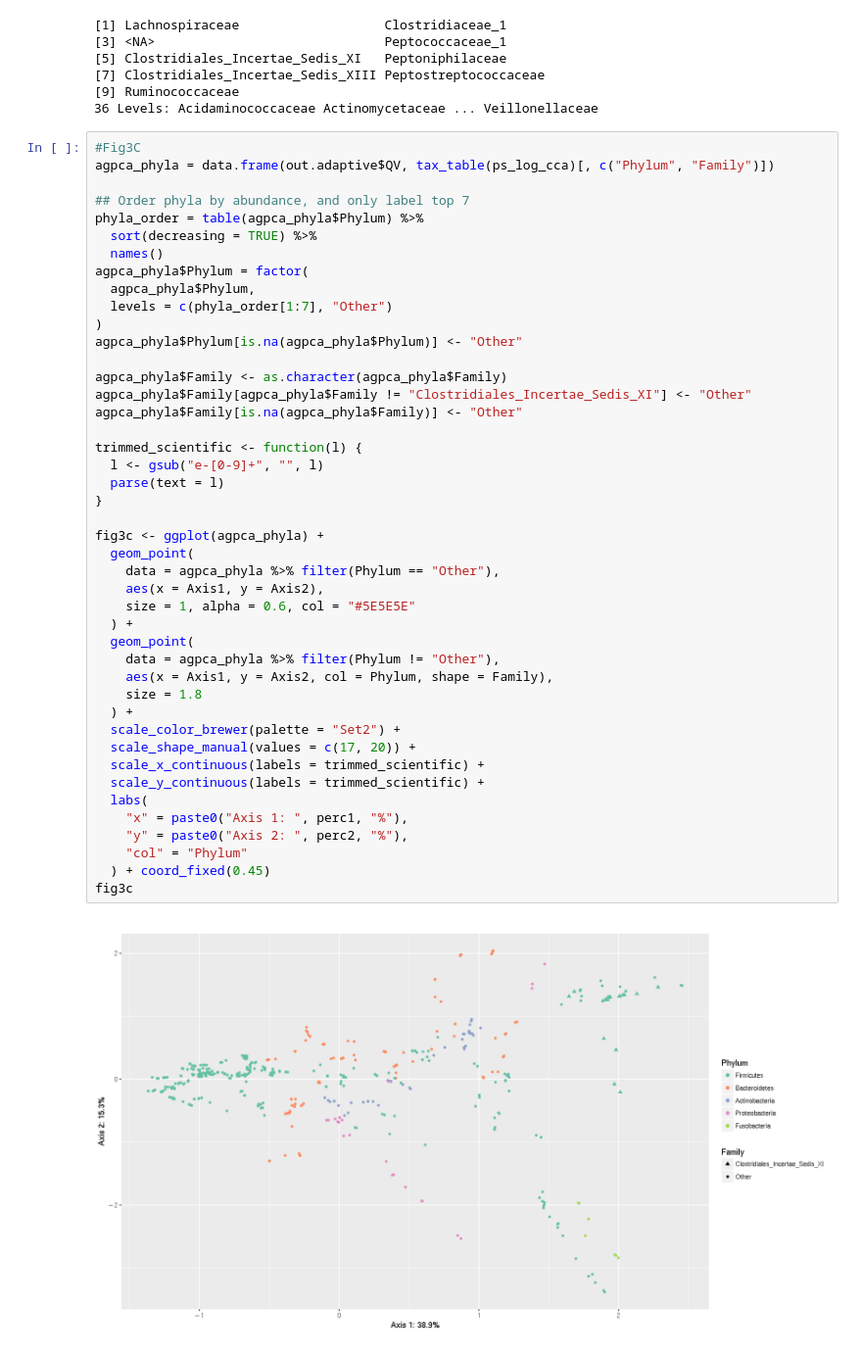
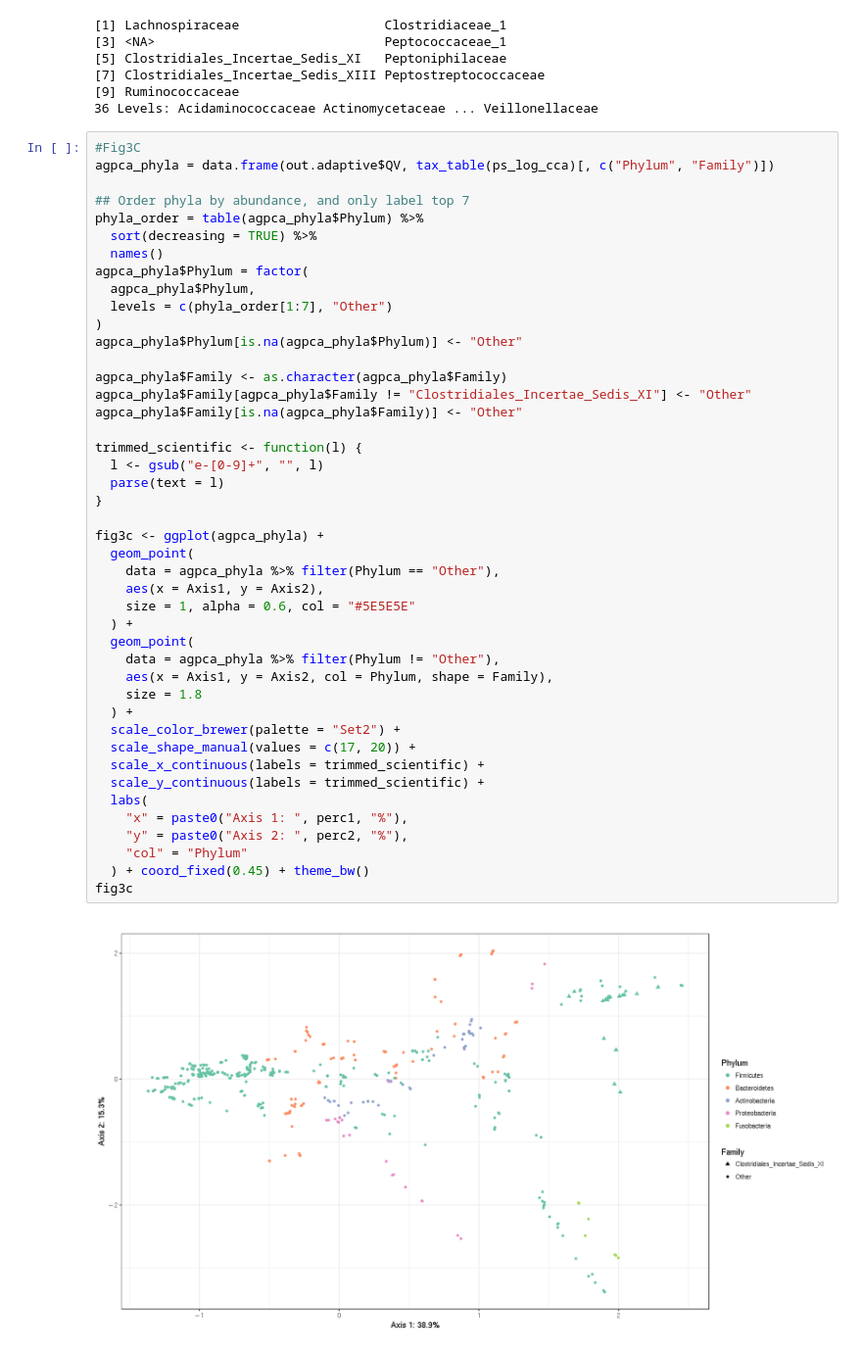
Before and after one commit to cramjaco/Nyvac_096_Microbiome, a Jupyter notebook: Mar2018_096.ipynb, the cells around one changed output. Shown at 98% size. Saved outputs shown, nothing was run; the diff lists cells and outputs as text.

```diff
--- a/Mar2018_096.ipynb
+++ b/Mar2018_096.ipynb
@@ -3031,32 +3077,32 @@ agpca_phyla$Phylum[is.na(agpca_phyla$Phylum)] <- "Other"
 agpca_phyla$Family <- as.character(agpca_phyla$Family)
 agpca_phyla$Family[agpca_phyla$Family != "Clostridiales_Incertae_Sedis_XI"] <- "Other"
 agpca_phyla$Family[is.na(agpca_phyla$Family)] <- "Other"
 
 trimmed_scientific <- function(l) {
   l <- gsub("e-[0-9]+", "", l)
   parse(text = l)
 }
 
 fig3c <- ggplot(agpca_phyla) +
   geom_point(
     data = agpca_phyla %>% filter(Phylum == "Other"),
     aes(x = Axis1, y = Axis2),
     size = 1, alpha = 0.6, col = "#5E5E5E"
   ) +
   geom_point(
     data = agpca_phyla %>% filter(Phylum != "Other"),
     aes(x = Axis1, y = Axis2, col = Phylum, shape = Family),
     size = 1.8
   ) +
   scale_color_brewer(palette = "Set2") +
   scale_shape_manual(values = c(17, 20)) +
   scale_x_continuous(labels = trimmed_scientific) +
   scale_y_continuous(labels = trimmed_scientific) +
   labs(
     "x" = paste0("Axis 1: ", perc1, "%"),
     "y" = paste0("Axis 2: ", perc2, "%"),
     "col" = "Phylum"
-  ) + coord_fixed(0.45)
+  ) + coord_fixed(0.45) + theme_bw()
 fig3c
 # %% [output]
-[figure, old version]
+[figure, new version]
```
Also changed, not shown: parts of 51 cells of this notebook, 8 other files.
